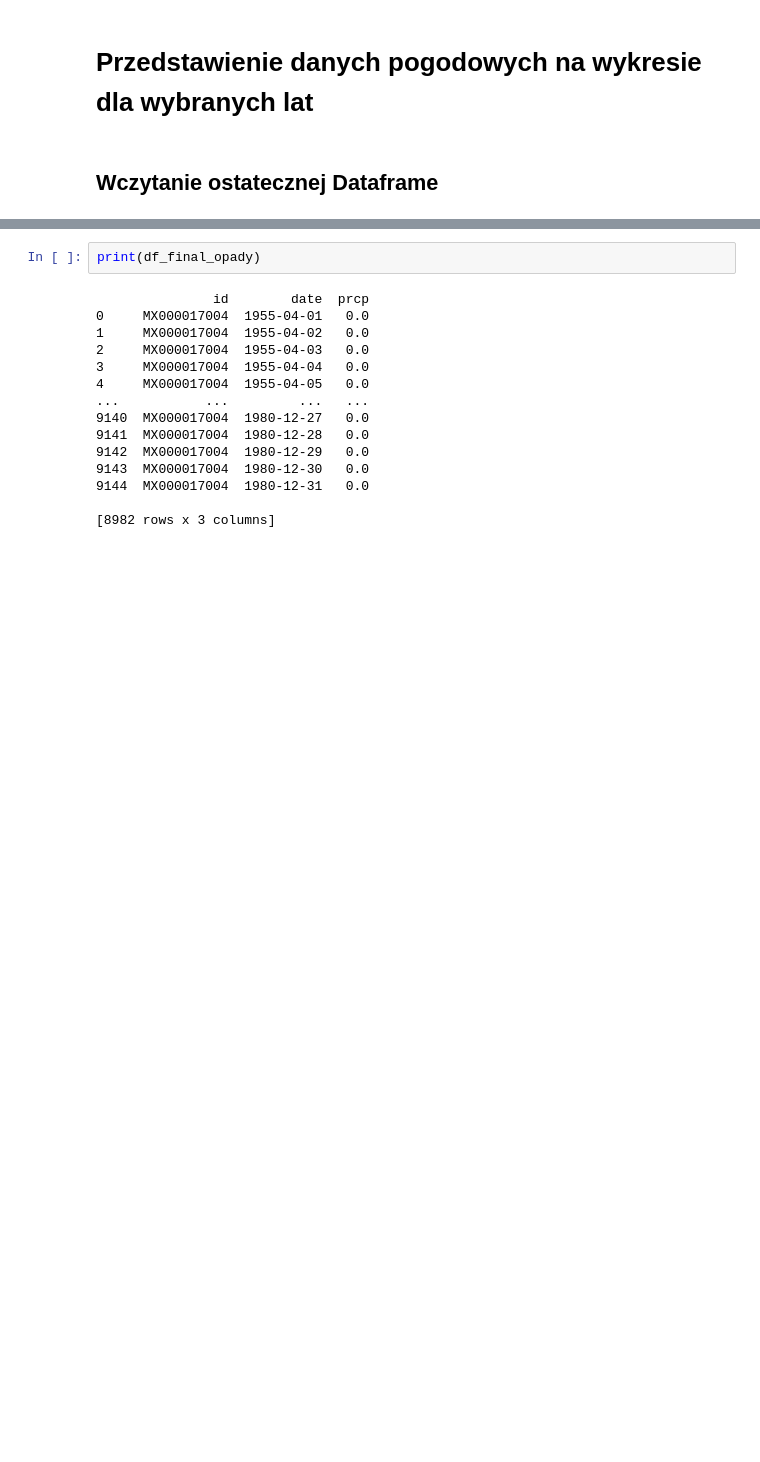
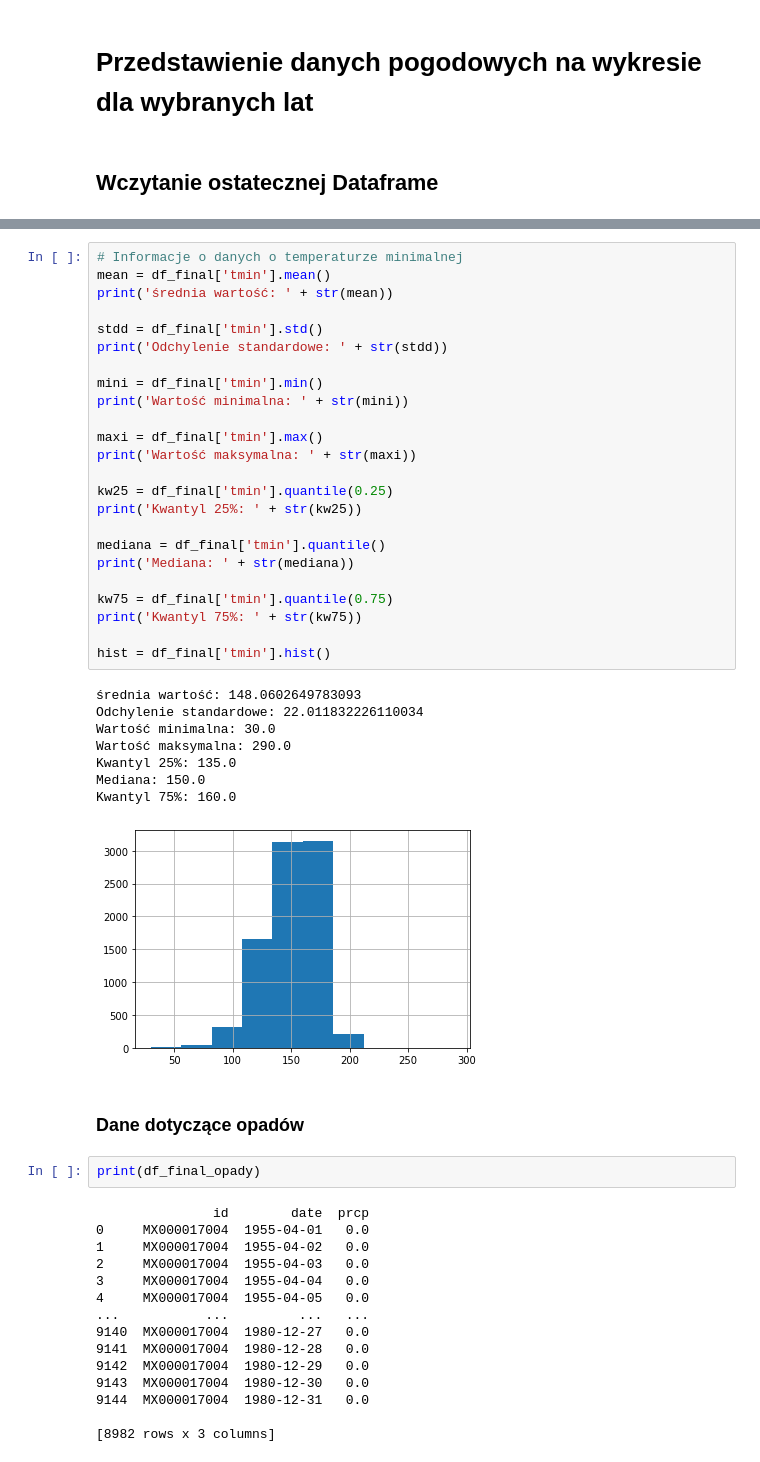
Before and after one commit to Julnowak/julianowak, a Jupyter notebook: L5_JuliaNowak_TIER_protocol/Command Files/Data_appendix.ipynb, the cells around one changed output, grey strips where cells are left out. Cells and saved outputs as stored; diff of their text form; blank space fills up the shorter version.

```diff
--- a/L5_JuliaNowak_TIER_protocol/Command Files/Data_appendix.ipynb
+++ b/L5_JuliaNowak_TIER_protocol/Command Files/Data_appendix.ipynb
@@ -29,3 +61,38 @@ print(df_final)
+# %%
+# Informacje o danych o temperaturze minimalnej
+mean = df_final['tmin'].mean()
+print('średnia wartość: ' + str(mean))
+
+stdd = df_final['tmin'].std()
+print('Odchylenie standardowe: ' + str(stdd))
+
+mini = df_final['tmin'].min()
+print('Wartość minimalna: ' + str(mini))
+
+maxi = df_final['tmin'].max()
+print('Wartość maksymalna: ' + str(maxi))
+
+kw25 = df_final['tmin'].quantile(0.25)
+print('Kwantyl 25%: ' + str(kw25))
+
+mediana = df_final['tmin'].quantile()
+print('Mediana: ' + str(mediana))
+
+kw75 = df_final['tmin'].quantile(0.75)
+print('Kwantyl 75%: ' + str(kw75))
+
+hist = df_final['tmin'].hist()
+# %% [output]
+średnia wartość: 148.0602649783093
+Odchylenie standardowe: 22.011832226110034
+Wartość minimalna: 30.0
+Wartość maksymalna: 290.0
+Kwantyl 25%: 135.0
+Mediana: 150.0
+Kwantyl 75%: 160.0
+[figure, added]
+# %% [markdown]
+### Dane dotyczące opadów
 # %%
 print(df_final_opady)
 # %% [output]
```
Also changed, not shown: parts of 7 cells of this notebook, 6 other files.
